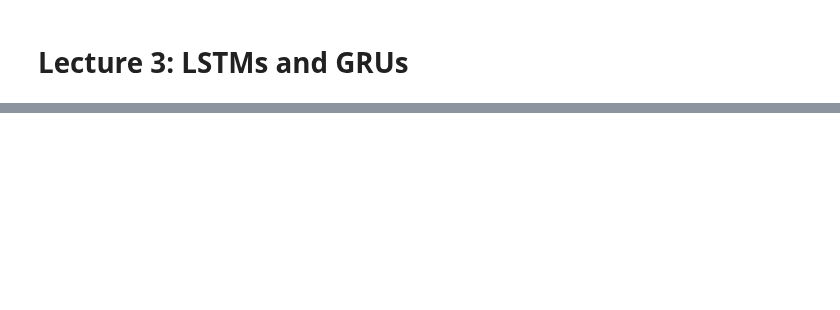
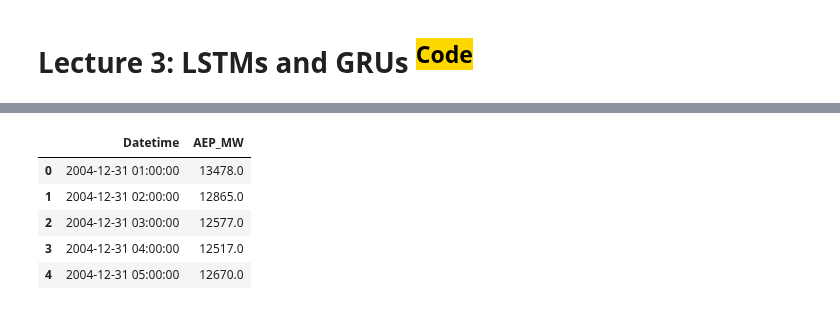
Before and after one commit to DL4CV-NPTEL/Deep-Learning-For-Computer-Vision, a Jupyter notebook: notebooks/Week_8/Week_8_Lecture_3.ipynb, the cells around one changed output, grey strips where cells are left out. Drawn from its saved outputs; the diff is of its cells as text; code cells hidden in the pictures; blank space fills up the shorter version.

```diff
--- a/notebooks/Week_8/Week_8_Lecture_3.ipynb
+++ b/notebooks/Week_8/Week_8_Lecture_3.ipynb
@@ -1,7 +1,7 @@
 # %% [markdown]
 <a href="https://colab.research.google.com/github/DL4CV-NPTEL/Deep-Learning-For-Computer-Vision/blob/main/notebooks/Week_8/Week_8_Lecture_3.ipynb" target="_parent"><img src="https://colab.research.google.com/assets/colab-badge.svg" alt="Open In Colab"/></a>
 # %% [markdown]
-# Lecture 3: LSTMs and GRUs
+# Lecture 3: LSTMs and GRUs  <sup><mark style="background-color:gold">Code</mark> </sup>
 # %%
 #@title
 from ipywidgets import widgets
@@ -26,3 +26,30 @@ IPyDisplay.HTML(
     </div>""" )
 # %% [output]
 [interactive output not drawn]
+# %%
+import os
+import time
+
+import numpy as np
+import pandas as pd
+import matplotlib.pyplot as plt
+
+import torch
+import torch.nn as nn
+from torch.utils.data import TensorDataset, DataLoader
+
+from tqdm import tqdm_notebook
+from sklearn.preprocessing import MinMaxScaler
+
+# Define data root directory
+data_dir = "https://raw.githubusercontent.com/gabrielloye/GRU_Prediction/master/data/"
+# %%
+# Visualise how our data looks
+pd.read_csv(data_dir + 'AEP_hourly.csv').head()
+# %% [output]
+|  | Datetime | AEP_MW |
+| 0 | 2004-12-31 01:00:00 | 13478.0 |
+| 1 | 2004-12-31 02:00:00 | 12865.0 |
+| 2 | 2004-12-31 03:00:00 | 12577.0 |
+| 3 | 2004-12-31 04:00:00 | 12517.0 |
+| 4 | 2004-12-31 05:00:00 | 12670.0 |
```
Also changed, not shown: parts of 11 cells of this notebook.
